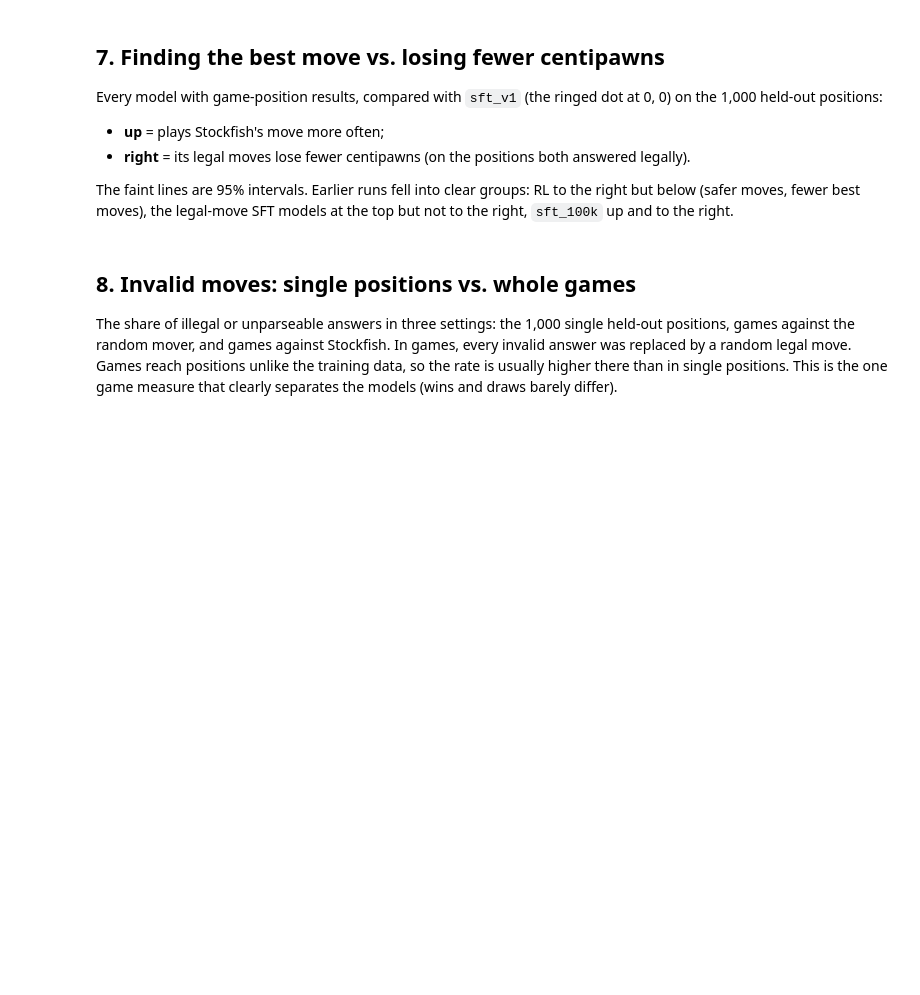
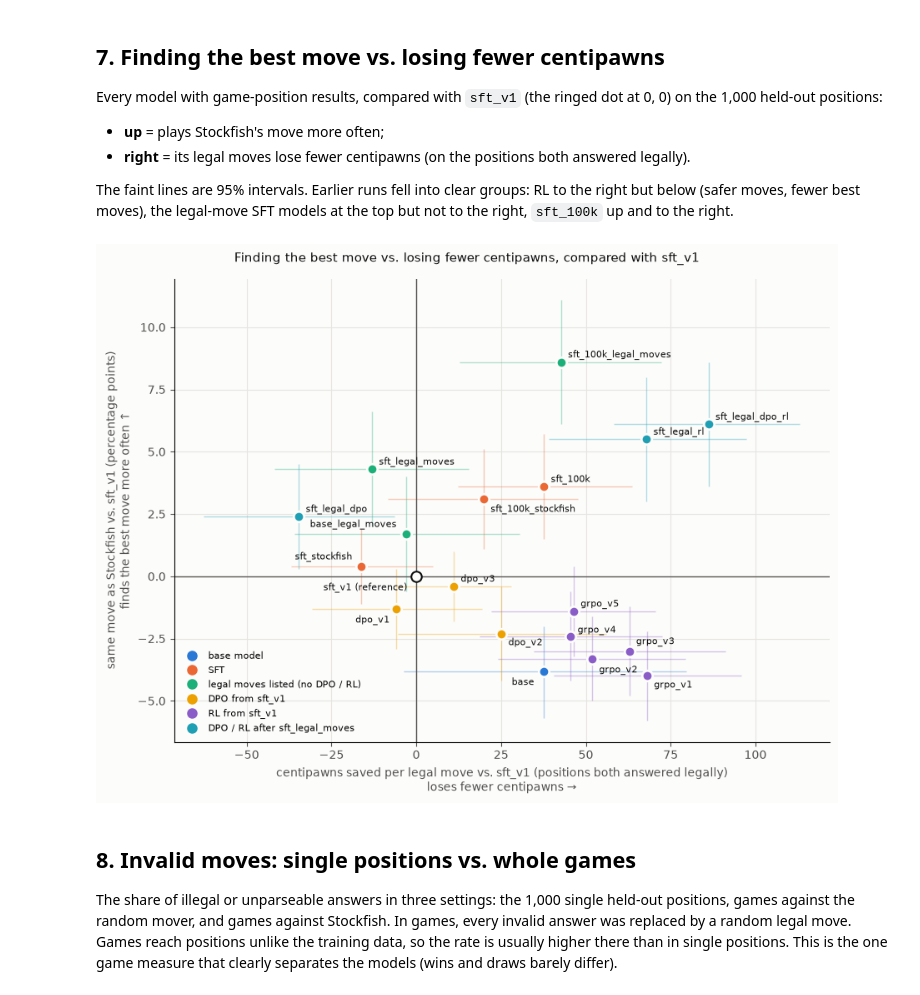
Before and after one commit to adrianapsay/chess-post-training, a Jupyter notebook: notebooks/16_final_comparison.ipynb, the cells around one changed output. Drawn from its saved outputs; the diff is of its cells as text; code cells hidden in the pictures; blank space fills up the shorter version.

Commit message:
Notebook 16 with all 19 models (effects, SFT 2x2s, trade-off map, invalid moves, move kinds, before/after GIFs); project notes and README: notebook 11 results for the four newest models, with figures

```diff
--- a/notebooks/16_final_comparison.ipynb
+++ b/notebooks/16_final_comparison.ipynb
@@ -401,35 +437,37 @@ def group(run):
     if "legal_moves" in run:
         return "legal moves listed (no DPO / RL)"
     return {"base": "base model", "SFT": "SFT", "DPO": "DPO from sft_v1", "RL": "RL from sft_v1"}[method]
 
 
 GROUPS = ["base model", "SFT", "legal moves listed (no DPO / RL)", "DPO from sft_v1", "RL from sft_v1",
           "DPO / RL after sft_legal_moves"]
 points = {}
 for run in present:
     if run == REFERENCE or run not in positions.index:
         continue
     e = change_effect(run, REFERENCE)
     points[run] = {"cp": e["cp_saved"][0], "cp low": e["cp_saved"][1], "cp high": e["cp_saved"][2],
                    "sf": e["stockfish"][0], "sf low": e["stockfish"][1], "sf high": e["stockfish"][2], "group": group(run)}
 points = pd.DataFrame(points).T
 points[["cp", "cp low", "cp high", "sf", "sf low", "sf high"]] = points[["cp", "cp low", "cp high", "sf", "sf low",
                                                                           "sf high"]].astype(float)
-OFFSETS = {"grpo_v1": (6, -10), "grpo_v2": (-8, -13), "grpo_v3": (6, 6), "grpo_v4": (6, 3), "grpo_v5": (6, 4),
-           "dpo_v2": (6, -10), "dpo_v3": (6, 4), "dpo_v1": (-6, -12), "sft_stockfish": (-8, 6), "base": (6, -11),
+OFFSETS = {"grpo_v1": (6, -10), "grpo_v2": (6, -12), "grpo_v3": (6, 6), "grpo_v4": (6, 3), "grpo_v5": (6, 4),
+           "dpo_v2": (6, -10), "dpo_v3": (6, 4), "dpo_v1": (-6, -12), "sft_stockfish": (-8, 6), "base": (-8, -12),
            "base_legal_moves": (-8, 6), "sft_100k": (6, 4), "sft_100k_stockfish": (6, -11), "sft_legal_moves": (6, 4)}
 plots.tradeoff_map(points, FIGURES / "tradeoff.png", reference=REFERENCE, offsets=OFFSETS,
                    groups=[g for g in GROUPS if g in set(points.group)],
                    title=f"Finding the best move vs. losing fewer centipawns, compared with {REFERENCE}")
 tradeoff = pd.DataFrame({"Group": points.group,
                          f"Centipawns saved vs. {REFERENCE}": [f"{r.cp:+.0f} [{r['cp low']:+.0f}, {r['cp high']:+.0f}]"
                                                               for _, r in points.iterrows()],
                          f"Same as Stockfish vs. {REFERENCE} (points)": [f"{r.sf:+.1f} [{r['sf low']:+.1f}, {r['sf high']:+.1f}]"
                                                                         for _, r in points.iterrows()]})
 tradeoff.index.name = "Model"
 save_table(tradeoff, FIGURES, "tradeoff", f"Each model vs. {REFERENCE} on the 1,000 held-out game positions, with 95% "
                                           "bootstrap intervals. Centipawns saved: on positions both answered legally.")
 plt.show()
+# %% [output]
+[figure, added]
 # %% [markdown]
 ## 8. Invalid moves: single positions vs. whole games
 
```
Also changed, not shown: parts of 13 cells of this notebook, 32 other files.
